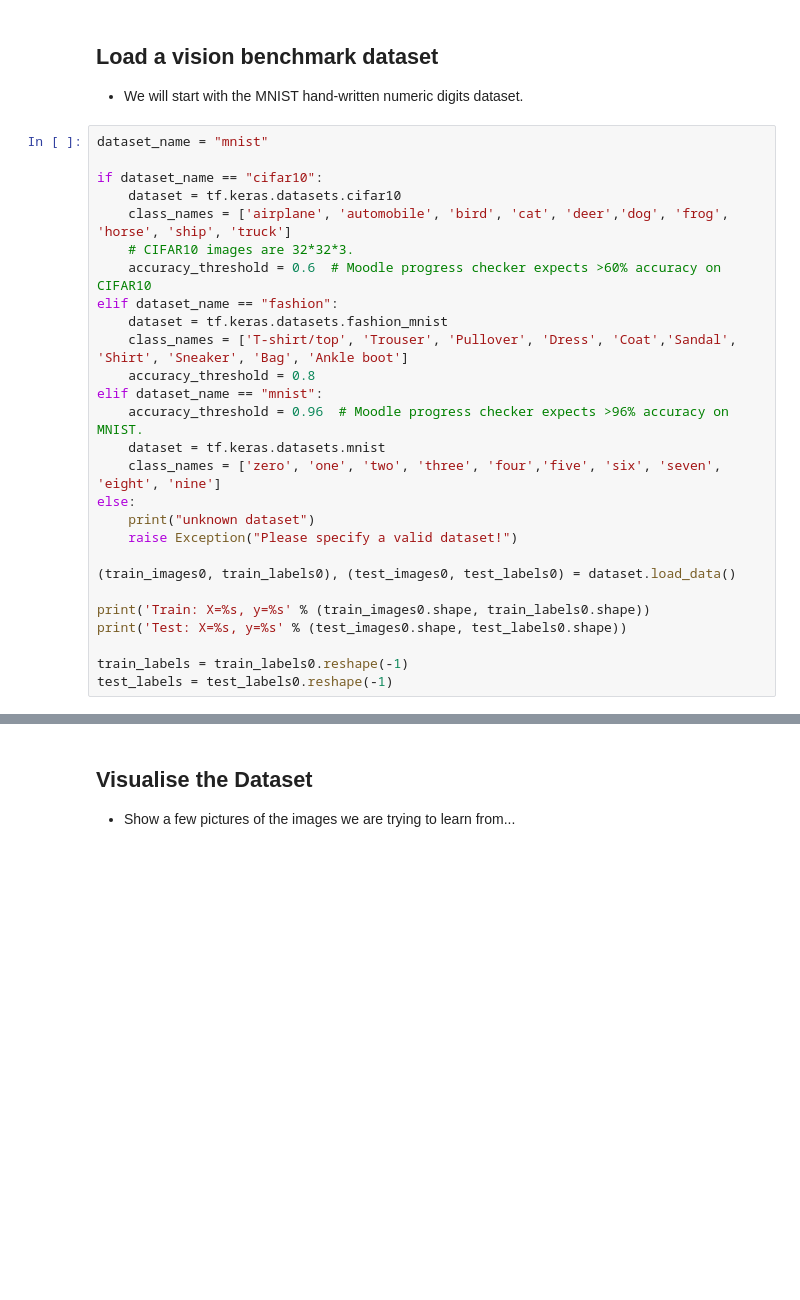
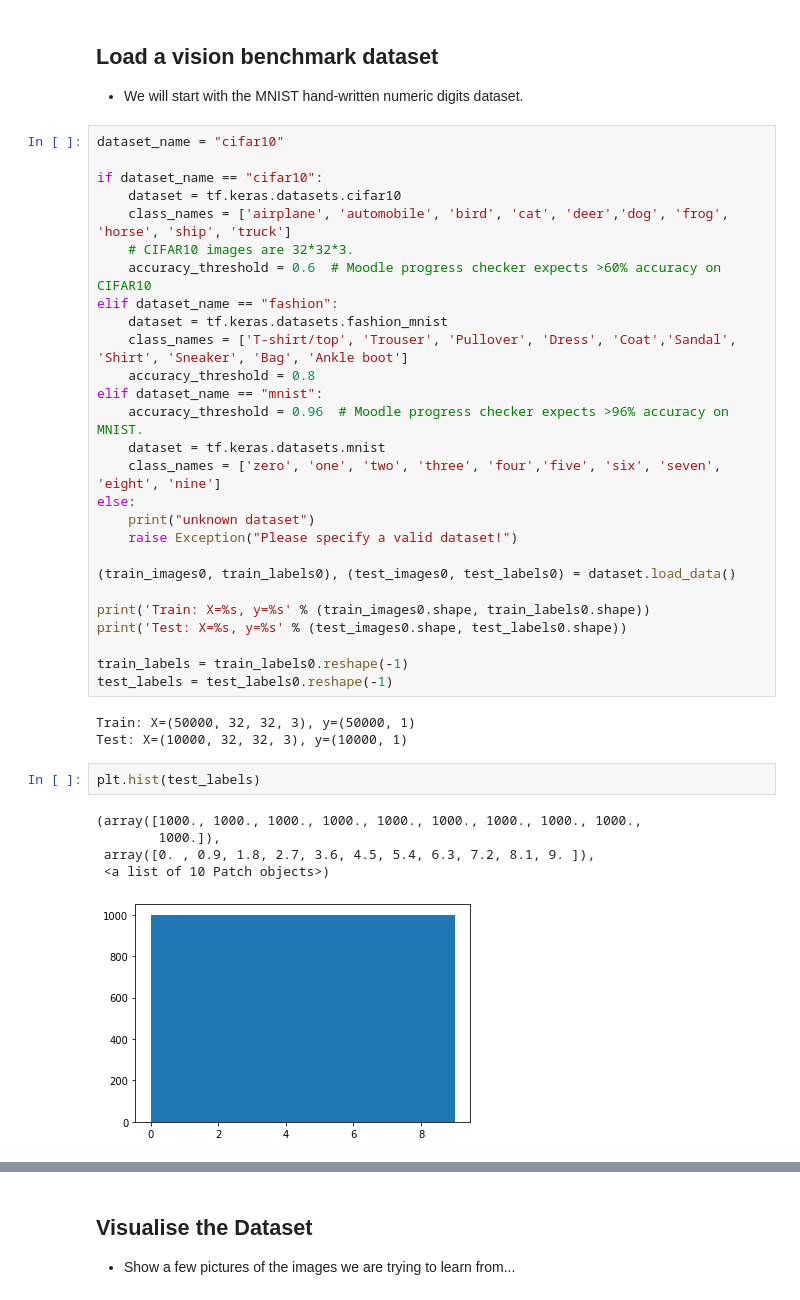
Before and after one commit to AliRizvi14/CE888, a Jupyter notebook: lab7/cnn.ipynb, the cells around one changed output, grey strips where cells are left out. Saved outputs shown, nothing was run; the diff lists cells and outputs as text; blank space fills up the shorter version.

```diff
--- a/lab7/cnn.ipynb
+++ b/lab7/cnn.ipynb
@@ -39,7 +39,7 @@ import matplotlib.pyplot as plt
 
 - We will start with the MNIST hand-written numeric digits dataset.
 # %%
-dataset_name = "mnist"
+dataset_name = "cifar10"
 
 if dataset_name == "cifar10":
     dataset = tf.keras.datasets.cifar10
@@ -65,3 +65,14 @@ print('Test: X=%s, y=%s' % (test_images0.shape, test_labels0.shape))
 
 train_labels = train_labels0.reshape(-1)
 test_labels = test_labels0.reshape(-1)
+# %% [output]
+Train: X=(50000, 32, 32, 3), y=(50000, 1)
+Test: X=(10000, 32, 32, 3), y=(10000, 1)
+# %%
+plt.hist(test_labels)
+# %% [output]
+(array([1000., 1000., 1000., 1000., 1000., 1000., 1000., 1000., 1000.,
+        1000.]),
+ array([0. , 0.9, 1.8, 2.7, 3.6, 4.5, 5.4, 6.3, 7.2, 8.1, 9. ]),
+ <a list of 10 Patch objects>)
+[figure, added]
```
Also changed, not shown: parts of 8 cells of this notebook.
